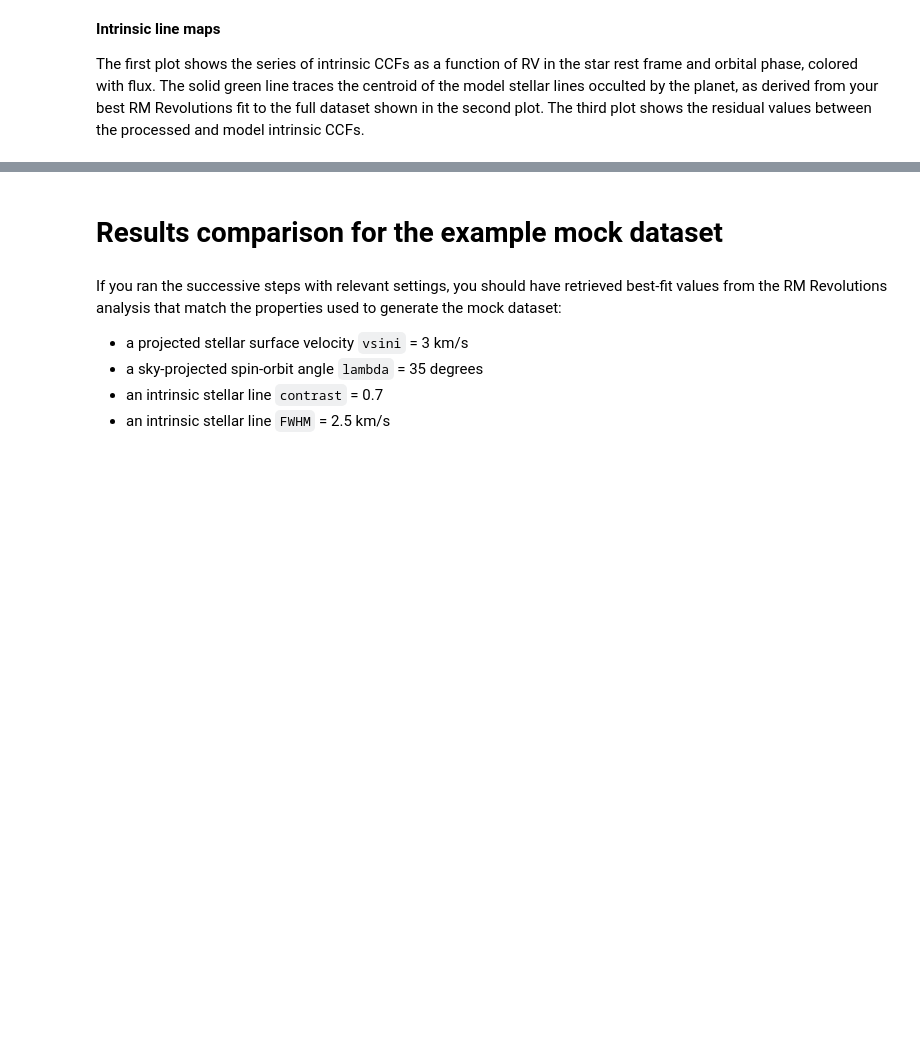
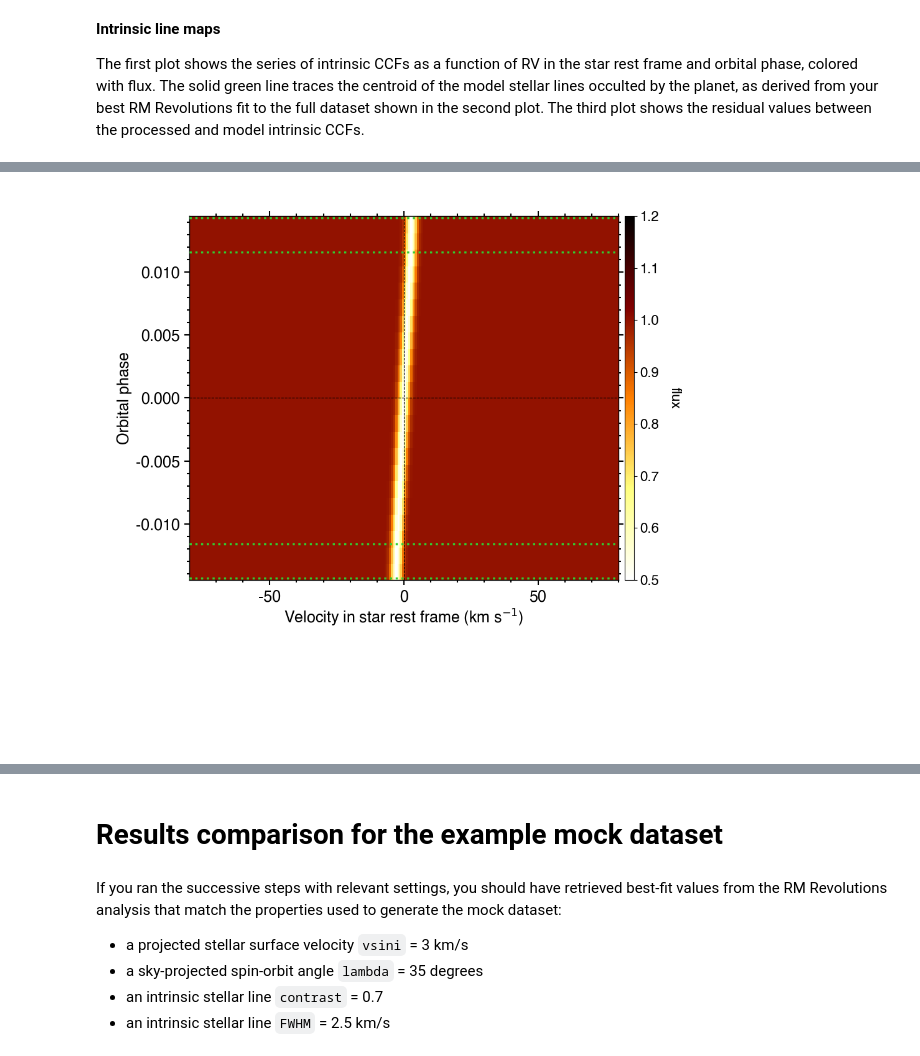
Before and after one commit to wangxianyu7/ANTARESS, a Jupyter notebook: Notebooks/ANTARESS_nbook_RMR.ipynb, the cells around one changed output, grey strips where cells are left out. Saved outputs shown, nothing was run; the diff lists cells and outputs as text; code cells hidden in the pictures; blank space fills up the shorter version.

```diff
--- a/Notebooks/ANTARESS_nbook_RMR.ipynb
+++ b/Notebooks/ANTARESS_nbook_RMR.ipynb
@@ -385,4 +421,6 @@ Image(filename = input_nbook['plot_path']+'Intr_data/ESPRESSO_20230624_Map/Data/
 # %%
-Image(filename = input_nbook['plot_path']+'Intr_data/ESPRESSO_20230624_Map/Model/CCF/iord0_glob_mod.png')
+Image(filename = input_nbook['plot_path']+'Intr_data/ESPRESSO_20230624_Map/Model/CCF/iord0_glob_mod_rec.png')
+# %% [output]
+[figure, added]
 # %%
 Image(filename = input_nbook['plot_path']+'Intr_data/ESPRESSO_20230624_Map/Res/CCF/iord0_glob_mod_rec_res.png')
```
Also changed, not shown: parts of 13 cells of this notebook.
